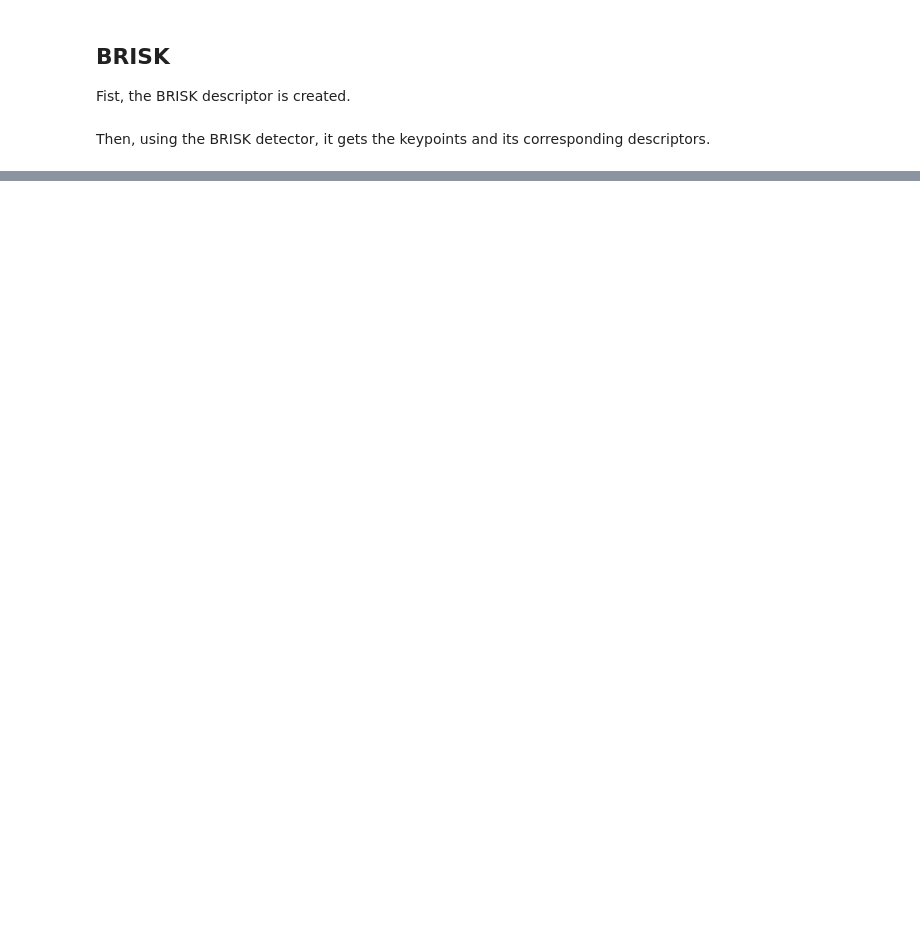
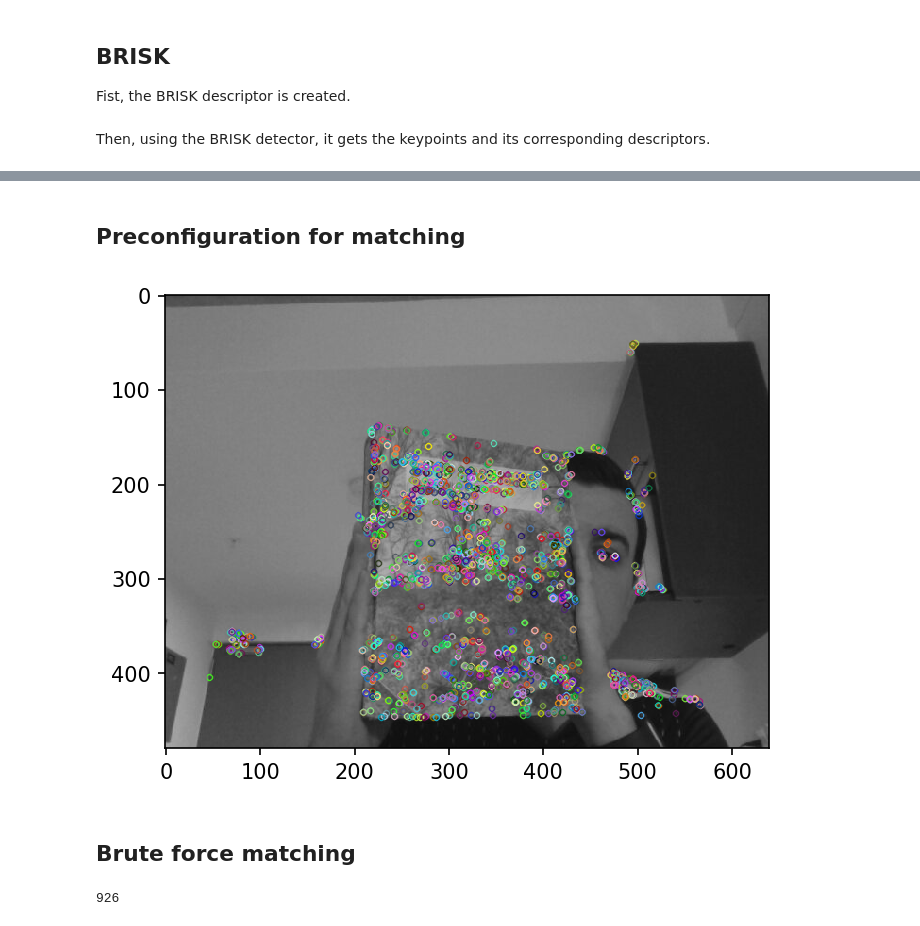
Before and after one commit to jckruz777/Computer_Vision, a Jupyter notebook: Proyectos/Proyecto_01/project_01.ipynb, the cells around one changed output, grey strips where cells are left out. Drawn from its saved outputs; the diff is of its cells as text; code cells hidden in the pictures; blank space fills up the shorter version.

Commit message:
Add brute force matching

```diff
--- a/Proyectos/Proyecto_01/project_01.ipynb
+++ b/Proyectos/Proyecto_01/project_01.ipynb
@@ -114,0 +117,14 @@ plt.show()
+# %% [markdown]
+## Preconfiguration for matching
+# %%
+img_2 = cv2.imread("test_1.jpg", cv2.IMREAD_GRAYSCALE)
+# %%
+keypoints_orb_2, descriptors_orb_2 = orb.detectAndCompute(img_2, None)
+# %%
+img_orb_2 = cv2.drawKeypoints(img_2, keypoints_orb_2, None)
+plt.imshow(img_orb_2)
+plt.show()
+# %% [output]
+[figure, added]
+# %% [markdown]
+## Brute force matching
@@ -114,0 +137,4 @@ plt.show()
+# %%
+print(str(len(matches)))
+# %% [output]
+926
```
Also changed, not shown: parts of 10 cells of this notebook, 3 other files.
